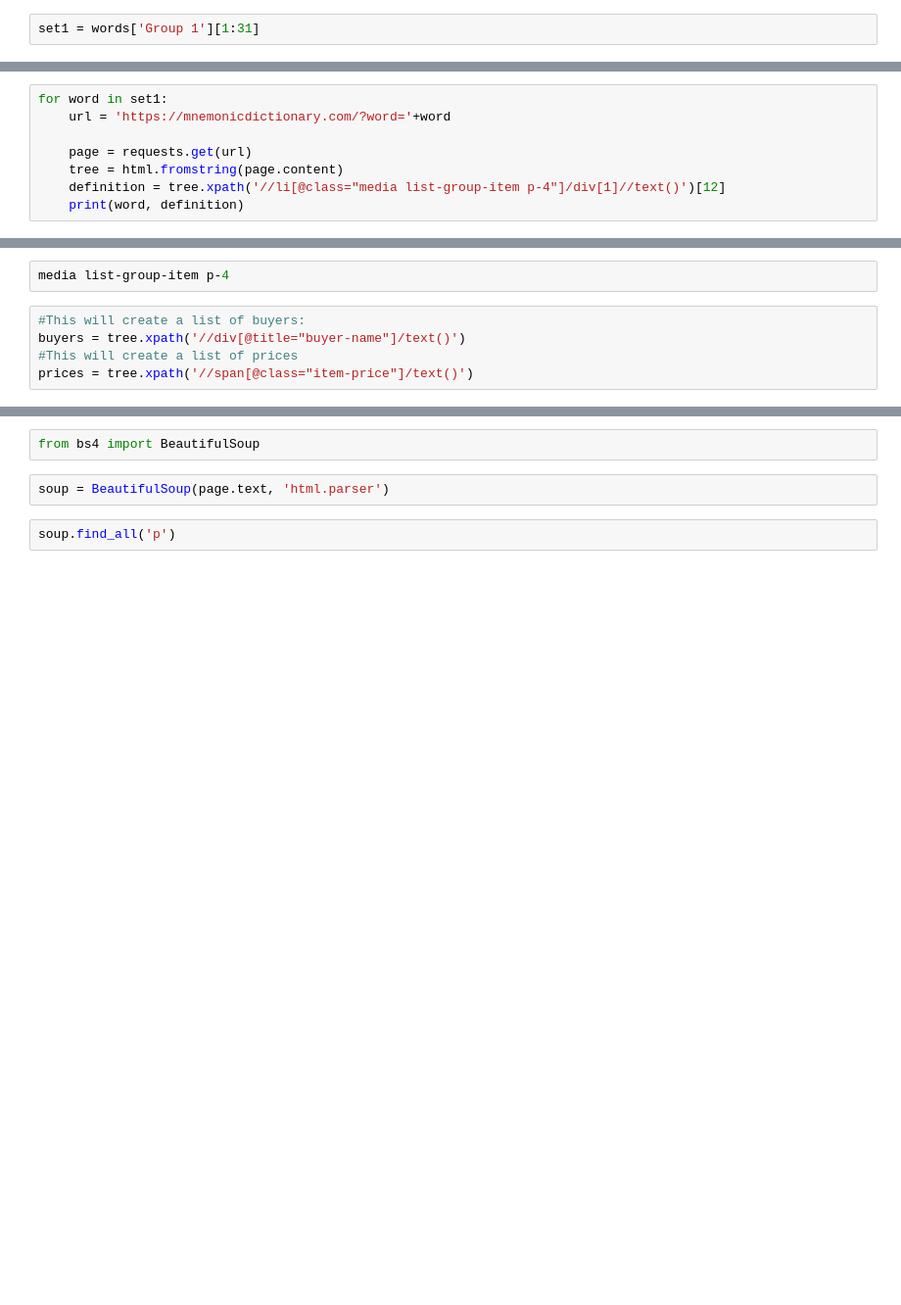
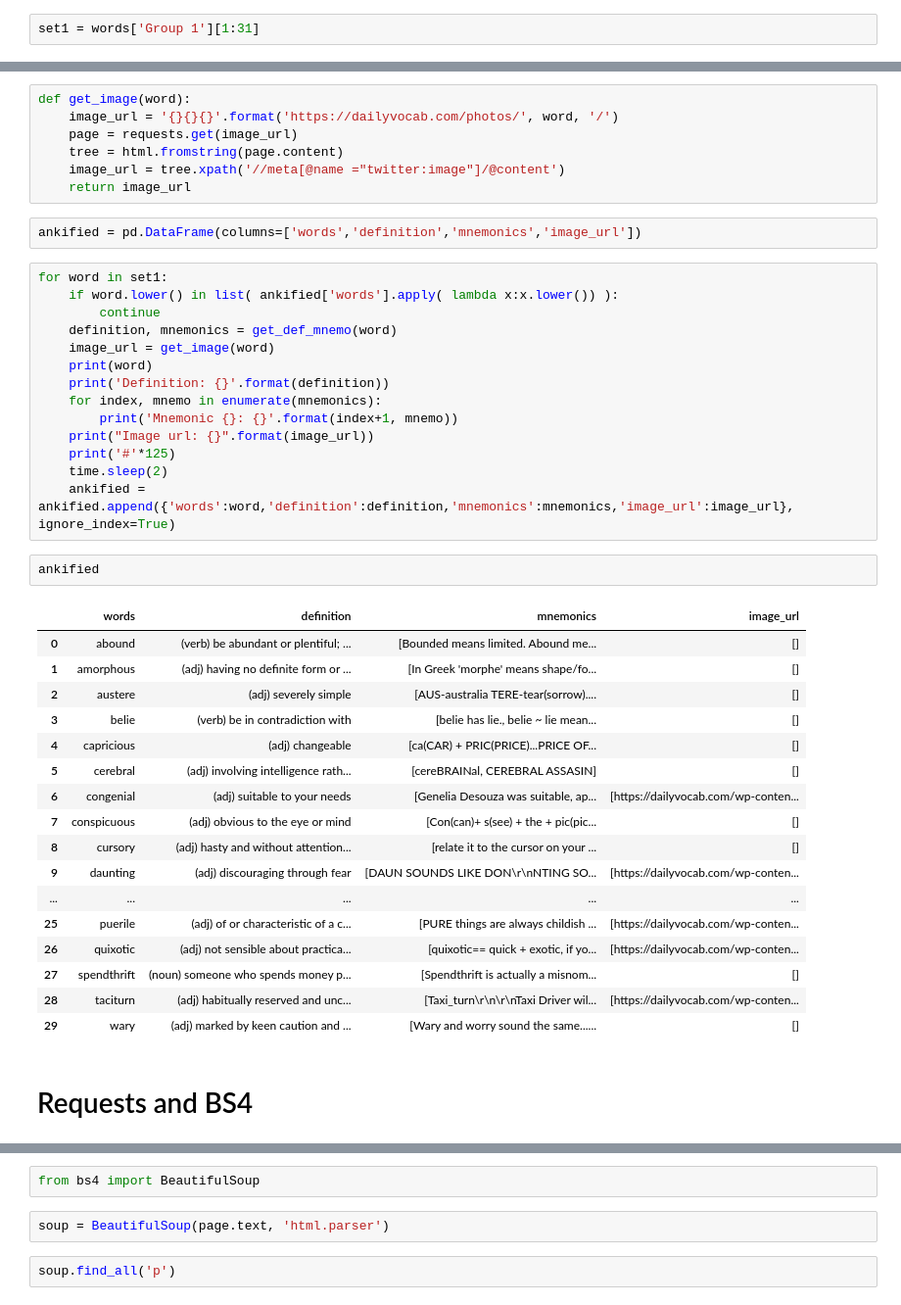
Before and after one commit to udaylunawat/Data-Science-Projects, a Jupyter notebook: Web Scraping/Gregmat GRE Vocab/scraper.ipynb, the cells around one changed output, grey strips where cells are left out. Shown: that part at 98% size. Cells and saved outputs as stored; diff of their text form; blank space fills up the shorter version.

```diff
--- a/Web Scraping/Gregmat GRE Vocab/scraper.ipynb
+++ b/Web Scraping/Gregmat GRE Vocab/scraper.ipynb
@@ -80,8 +105,0 @@ Think "seek" because when you seek something you show attentiveness to find it.
-# %%
-for word in set1:
-    url = 'https://mnemonicdictionary.com/?word='+word
-
-    page = requests.get(url)
-    tree = html.fromstring(page.content)
-    definition = tree.xpath('//li[@class="media list-group-item p-4"]/div[1]//text()')[12]
-    print(word, definition)
@@ -109,8 +106,46 @@ obsequious  (adj) attempting to win favor from influential people by flattery
-# %%
-media list-group-item p-4
-# %%
-#This will create a list of buyers:
-buyers = tree.xpath('//div[@title="buyer-name"]/text()')
-#This will create a list of prices
-prices = tree.xpath('//span[@class="item-price"]/text()')
+# %%
+def get_image(word):
+    image_url = '{}{}{}'.format('https://dailyvocab.com/photos/', word, '/')
+    page = requests.get(image_url)
+    tree = html.fromstring(page.content)
+    image_url = tree.xpath('//meta[@name ="twitter:image"]/@content')
+    return image_url
+# %%
+ankified = pd.DataFrame(columns=['words','definition','mnemonics','image_url'])
+# %%
+for word in set1:
+    if word.lower() in list( ankified['words'].apply( lambda x:x.lower()) ):
+        continue
+    definition, mnemonics = get_def_mnemo(word)
+    image_url = get_image(word)
+    print(word)
+    print('Definition: {}'.format(definition))
+    for index, mnemo in enumerate(mnemonics):
+        print('Mnemonic {}: {}'.format(index+1, mnemo))
+    print("Image url: {}".format(image_url))
+    print('#'*125)
+    time.sleep(2)
+    ankified = ankified.append({'words':word,'definition':definition,'mnemonics':mnemonics,'image_url':image_url}, ignore_index=True)
+# %%
+ankified
+# %% [output]
+|  | words | definition | mnemonics | image_url |
+| 0 | abound | (verb) be abundant or plentiful; ... | [Bounded means limited. Abound me... | [] |
+| 1 | amorphous | (adj) having no definite form or ... | [In Greek 'morphe' means shape/fo... | [] |
+| 2 | austere | (adj) severely simple | [AUS-australia TERE-tear(sorrow).... | [] |
+| 3 | belie | (verb) be in contradiction with | [belie has lie., belie ~ lie mean... | [] |
+| 4 | capricious | (adj) changeable | [ca(CAR) + PRIC(PRICE)...PRICE OF... | [] |
+| 5 | cerebral | (adj) involving intelligence rath... | [cereBRAINal, CEREBRAL ASSASIN] | [] |
+| 6 | congenial | (adj) suitable to your needs | [Genelia Desouza was suitable, ap... | [https://dailyvocab.com/wp-conten... |
+| 7 | conspicuous | (adj) obvious to the eye or mind | [Con(can)+ s(see) + the + pic(pic... | [] |
+| 8 | cursory | (adj) hasty and without attention... | [relate it to the cursor on your ... | [] |
+| 9 | daunting | (adj) discouraging through fear | [DAUN SOUNDS LIKE DON\r\nNTING SO... | [https://dailyvocab.com/wp-conten... |
+| ... | ... | ... | ... | ... |
+| 25 | puerile | (adj) of or characteristic of a c... | [PURE things are always childish ... | [https://dailyvocab.com/wp-conten... |
+| 26 | quixotic | (adj) not sensible about practica... | [quixotic== quick + exotic, if yo... | [https://dailyvocab.com/wp-conten... |
+| 27 | spendthrift | (noun) someone who spends money p... | [Spendthrift is actually a misnom... | [] |
+| 28 | taciturn | (adj) habitually reserved and unc... | [Taxi_turn\r\n\r\nTaxi Driver wil... | [https://dailyvocab.com/wp-conten... |
+| 29 | wary | (adj) marked by keen caution and ... | [Wary and worry sound the same...... | [] |
+# %% [markdown]
+# Requests and BS4
 # %%
```
Also changed, not shown: parts of 17 cells of this notebook.
